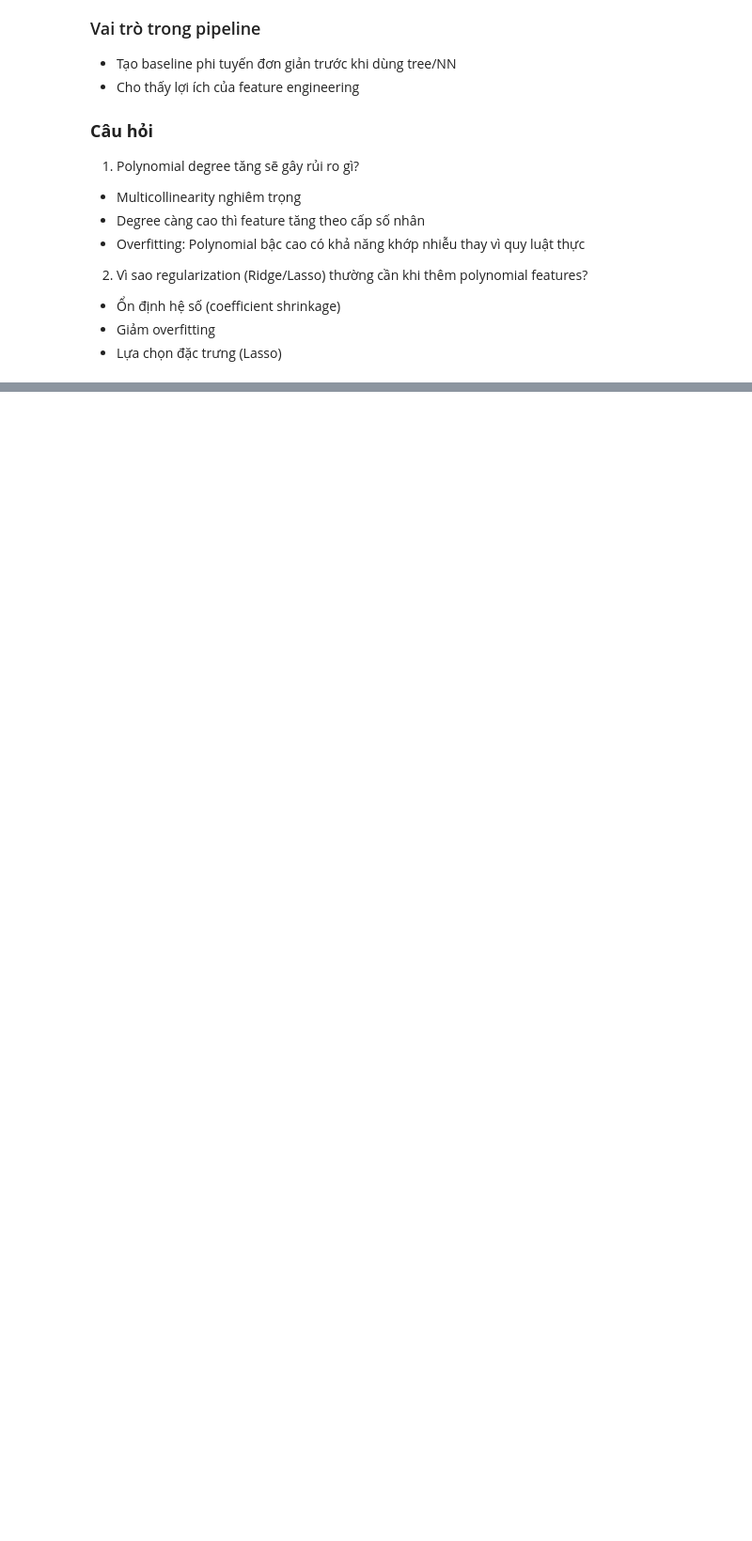
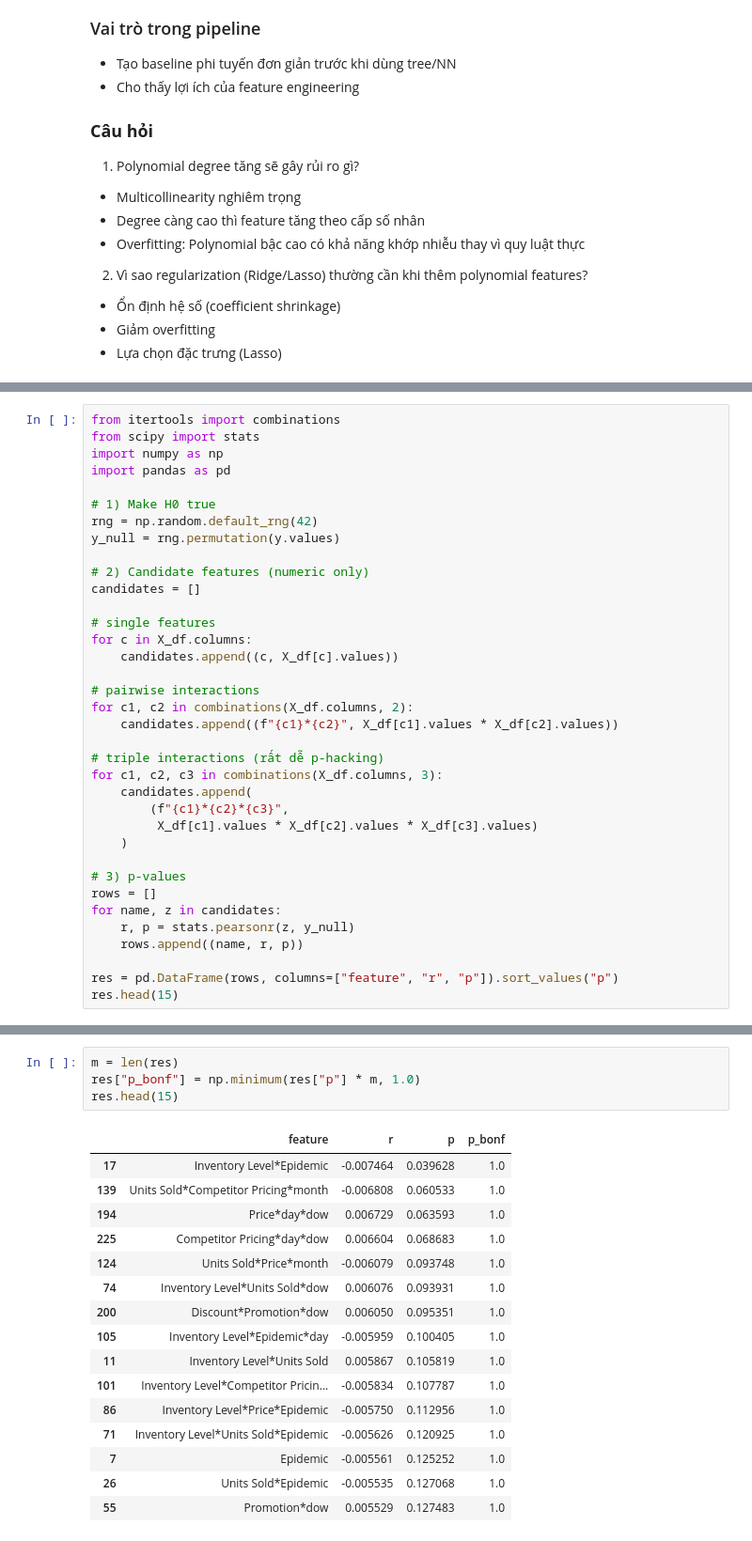
Before and after one commit to ngyxntthaoo/IS6404.CH201-Phan-tich-du-lieu-nang-cao, a Jupyter notebook: Lab_4_Traditional_Data_Analysis.ipynb, the cells around one changed output, grey strips where cells are left out. Shown at 94% size. Drawn from its saved outputs; the diff is of its cells as text; blank space fills up the shorter version.

```diff
--- a/Lab_4_Traditional_Data_Analysis.ipynb
+++ b/Lab_4_Traditional_Data_Analysis.ipynb
@@ -841,0 +1009,36 @@ gs.best_params_, {"test_MAE": mae, "test_RMSE": rmse, "test_R2": r2}
+# %%
+from itertools import combinations
+from scipy import stats
+import numpy as np
+import pandas as pd
+
+# 1) Make H0 true
+rng = np.random.default_rng(42)
+y_null = rng.permutation(y.values)
+
+# 2) Candidate features (numeric only)
+candidates = []
+
+# single features
+for c in X_df.columns:
+    candidates.append((c, X_df[c].values))
+
+# pairwise interactions
+for c1, c2 in combinations(X_df.columns, 2):
+    candidates.append((f"{c1}*{c2}", X_df[c1].values * X_df[c2].values))
+
+# triple interactions (rất dễ p-hacking)
+for c1, c2, c3 in combinations(X_df.columns, 3):
+    candidates.append(
+        (f"{c1}*{c2}*{c3}",
+         X_df[c1].values * X_df[c2].values * X_df[c3].values)
+    )
+
+# 3) p-values
+rows = []
+for name, z in candidates:
+    r, p = stats.pearsonr(z, y_null)
+    rows.append((name, r, p))
+
+res = pd.DataFrame(rows, columns=["feature", "r", "p"]).sort_values("p")
+res.head(15)
@@ -841,0 +1066,21 @@ gs.best_params_, {"test_MAE": mae, "test_RMSE": rmse, "test_R2": r2}
+# %%
+m = len(res)
+res["p_bonf"] = np.minimum(res["p"] * m, 1.0)
+res.head(15)
+# %% [output]
+|  | feature | r | p | p_bonf |
+| 17 | Inventory Level*Epidemic | -0.007464 | 0.039628 | 1.0 |
+| 139 | Units Sold*Competitor Pricing*month | -0.006808 | 0.060533 | 1.0 |
+| 194 | Price*day*dow | 0.006729 | 0.063593 | 1.0 |
+| 225 | Competitor Pricing*day*dow | 0.006604 | 0.068683 | 1.0 |
+| 124 | Units Sold*Price*month | -0.006079 | 0.093748 | 1.0 |
+| 74 | Inventory Level*Units Sold*dow | 0.006076 | 0.093931 | 1.0 |
+| 200 | Discount*Promotion*dow | 0.006050 | 0.095351 | 1.0 |
+| 105 | Inventory Level*Epidemic*day | -0.005959 | 0.100405 | 1.0 |
+| 11 | Inventory Level*Units Sold | 0.005867 | 0.105819 | 1.0 |
+| 101 | Inventory Level*Competitor Pricin... | -0.005834 | 0.107787 | 1.0 |
+| 86 | Inventory Level*Price*Epidemic | -0.005750 | 0.112956 | 1.0 |
+| 71 | Inventory Level*Units Sold*Epidemic | -0.005626 | 0.120925 | 1.0 |
+| 7 | Epidemic | -0.005561 | 0.125252 | 1.0 |
+| 26 | Units Sold*Epidemic | -0.005535 | 0.127068 | 1.0 |
+| 55 | Promotion*dow | 0.005529 | 0.127483 | 1.0 |
```
Also changed, not shown: parts of 30 cells of this notebook.
